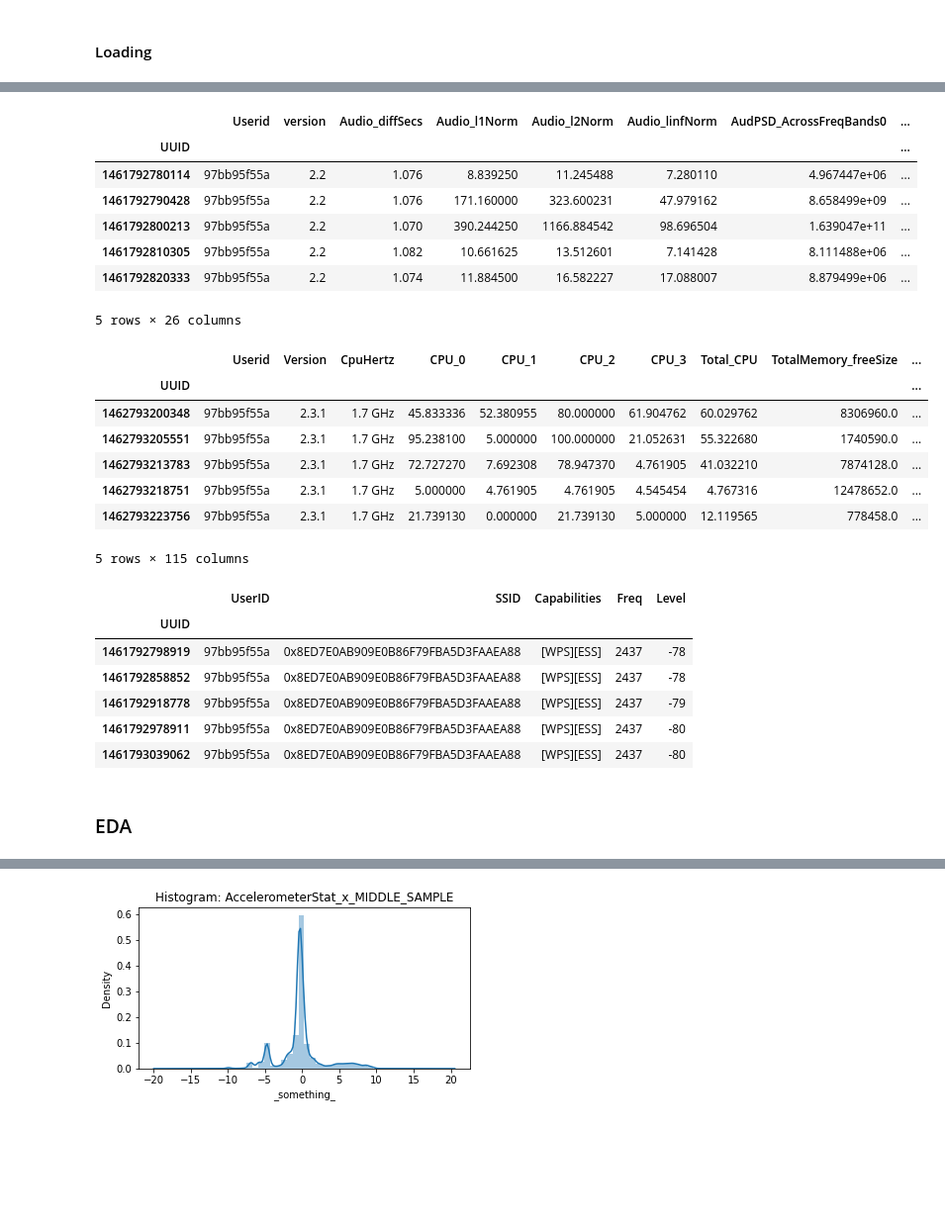
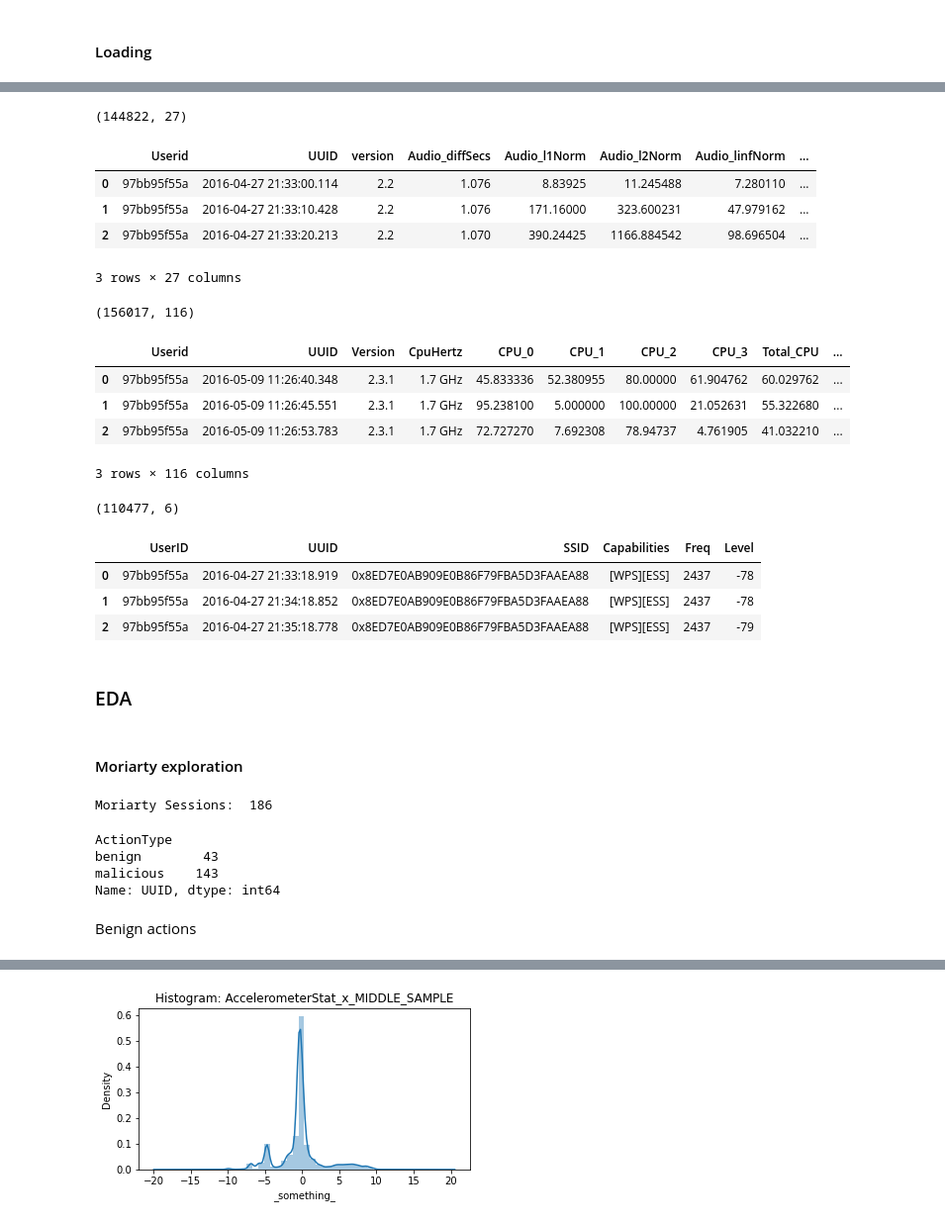
Before and after one commit to kentlingcampbell/project_SherLock, a Jupyter notebook: SherLock.ipynb, the cells around one changed output, grey strips where cells are left out. Shown at 99% size. Saved outputs shown, nothing was run; the diff lists cells and outputs as text; code cells hidden in the pictures; blank space fills up the shorter version.

```diff
--- a/SherLock.ipynb
+++ b/SherLock.ipynb
@@ -125,40 +153,57 @@ T2.head()
 # %%
 filename = './archive/T3.csv'
-T3 = pd.read_csv(filename, parse_dates=['Audio_timestemp', 'Light_timestamp'], index_col='UUID')
-T3.head()
+T3 = pd.read_csv(filename, parse_dates=['Audio_timestemp',
+                                        'Light_timestamp'], low_memory=False)
+T3['UUID'] = (pd.to_datetime(T3['UUID'], unit='ms'))
+print(T3.shape)
+T3.head(3)
 # %% [output]
+(144822, 27)
-|  | Userid | version | Audio_diffSecs | Audio_l1Norm | Audio_l2Norm | Audio_linfNorm | AudPSD_AcrossFreqBands0 | ... |
-| UUID |  |  |  |  |  |  |  | ... |
-| 1461792780114 | 97bb95f55a | 2.2 | 1.076 | 8.839250 | 11.245488 | 7.280110 | 4.967447e+06 | ... |
-| 1461792790428 | 97bb95f55a | 2.2 | 1.076 | 171.160000 | 323.600231 | 47.979162 | 8.658499e+09 | ... |
-| 1461792800213 | 97bb95f55a | 2.2 | 1.070 | 390.244250 | 1166.884542 | 98.696504 | 1.639047e+11 | ... |
-| 1461792810305 | 97bb95f55a | 2.2 | 1.082 | 10.661625 | 13.512601 | 7.141428 | 8.111488e+06 | ... |
-| 1461792820333 | 97bb95f55a | 2.2 | 1.074 | 11.884500 | 16.582227 | 17.088007 | 8.879499e+06 | ... |
+|  | Userid | UUID | version | Audio_diffSecs | Audio_l1Norm | Audio_l2Norm | Audio_linfNorm | ... |
+| 0 | 97bb95f55a | 2016-04-27 21:33:00.114 | 2.2 | 1.076 | 8.83925 | 11.245488 | 7.280110 | ... |
+| 1 | 97bb95f55a | 2016-04-27 21:33:10.428 | 2.2 | 1.076 | 171.16000 | 323.600231 | 47.979162 | ... |
+| 2 | 97bb95f55a | 2016-04-27 21:33:20.213 | 2.2 | 1.070 | 390.24425 | 1166.884542 | 98.696504 | ... |
-5 rows × 26 columns
+3 rows × 27 columns
 # %%
 filename = './archive/T4.csv'
-T4 = pd.read_csv(filename, parse_dates=['Traffic_timestamp', 'Battery_timestamp'], index_col='UUID')
-T4.head()
+T4 = pd.read_csv(filename, parse_dates=['Traffic_timestamp',
+                                        'Battery_timestamp'], low_memory=False)
+T4['UUID'] = (pd.to_datetime(T4['UUID'], unit='ms'))
+T4['btime'] = (pd.to_datetime(T4['btime'], unit='s'))
+print(T4.shape)
+T4.head(3)
 # %% [output]
+(156017, 116)
-|  | Userid | Version | CpuHertz | CPU_0 | CPU_1 | CPU_2 | CPU_3 | Total_CPU | TotalMemory_freeSize | ... |
-| UUID |  |  |  |  |  |  |  |  |  | ... |
-| 1462793200348 | 97bb95f55a | 2.3.1 | 1.7 GHz | 45.833336 | 52.380955 | 80.000000 | 61.904762 | 60.029762 | 8306960.0 | ... |
-| 1462793205551 | 97bb95f55a | 2.3.1 | 1.7 GHz | 95.238100 | 5.000000 | 100.000000 | 21.052631 | 55.322680 | 1740590.0 | ... |
-| 1462793213783 | 97bb95f55a | 2.3.1 | 1.7 GHz | 72.727270 | 7.692308 | 78.947370 | 4.761905 | 41.032210 | 7874128.0 | ... |
-| 1462793218751 | 97bb95f55a | 2.3.1 | 1.7 GHz | 5.000000 | 4.761905 | 4.761905 | 4.545454 | 4.767316 | 12478652.0 | ... |
-| 1462793223756 | 97bb95f55a | 2.3.1 | 1.7 GHz | 21.739130 | 0.000000 | 21.739130 | 5.000000 | 12.119565 | 778458.0 | ... |
+|  | Userid | UUID | Version | CpuHertz | CPU_0 | CPU_1 | CPU_2 | CPU_3 | Total_CPU | ... |
+| 0 | 97bb95f55a | 2016-05-09 11:26:40.348 | 2.3.1 | 1.7 GHz | 45.833336 | 52.380955 | 80.00000 | 61.904762 | 60.029762 | ... |
+| 1 | 97bb95f55a | 2016-05-09 11:26:45.551 | 2.3.1 | 1.7 GHz | 95.238100 | 5.000000 | 100.00000 | 21.052631 | 55.322680 | ... |
+| 2 | 97bb95f55a | 2016-05-09 11:26:53.783 | 2.3.1 | 1.7 GHz | 72.727270 | 7.692308 | 78.94737 | 4.761905 | 41.032210 | ... |
-5 rows × 115 columns
+3 rows × 116 columns
 # %%
 filename = './archive/Wifi.csv'
-Wifi = pd.read_csv(filename, index_col='UUID')
-Wifi.head()
+Wifi = pd.read_csv(filename)
+Wifi['UUID'] = (pd.to_datetime(Wifi['UUID'], unit='ms'))
+print(Wifi.shape)
+Wifi.head(3)
 # %% [output]
+(110477, 6)
-|  | UserID | SSID | Capabilities | Freq | Level |
-| UUID |  |  |  |  |  |
-| 1461792798919 | 97bb95f55a | 0x8ED7E0AB909E0B86F79FBA5D3FAAEA88 | [WPS][ESS] | 2437 | -78 |
-| 1461792858852 | 97bb95f55a | 0x8ED7E0AB909E0B86F79FBA5D3FAAEA88 | [WPS][ESS] | 2437 | -78 |
-| 1461792918778 | 97bb95f55a | 0x8ED7E0AB909E0B86F79FBA5D3FAAEA88 | [WPS][ESS] | 2437 | -79 |
-| 1461792978911 | 97bb95f55a | 0x8ED7E0AB909E0B86F79FBA5D3FAAEA88 | [WPS][ESS] | 2437 | -80 |
-| 1461793039062 | 97bb95f55a | 0x8ED7E0AB909E0B86F79FBA5D3FAAEA88 | [WPS][ESS] | 2437 | -80 |
+|  | UserID | UUID | SSID | Capabilities | Freq | Level |
+| 0 | 97bb95f55a | 2016-04-27 21:33:18.919 | 0x8ED7E0AB909E0B86F79FBA5D3FAAEA88 | [WPS][ESS] | 2437 | -78 |
+| 1 | 97bb95f55a | 2016-04-27 21:34:18.852 | 0x8ED7E0AB909E0B86F79FBA5D3FAAEA88 | [WPS][ESS] | 2437 | -78 |
+| 2 | 97bb95f55a | 2016-04-27 21:35:18.778 | 0x8ED7E0AB909E0B86F79FBA5D3FAAEA88 | [WPS][ESS] | 2437 | -79 |
 # %% [markdown]
 ### EDA
+# %% [markdown]
+#### Moriarty exploration
+# %%
+print('Moriarty Sessions: ', Moriarty.SessionType.count())
+#Moriarty.groupby('SessionType')['UUID'].nunique()
+Moriarty.groupby('ActionType')['UUID'].nunique()
+# %% [output]
+Moriarty Sessions:  186
+ActionType
+benign        43
+malicious    143
+Name: UUID, dtype: int64
+# %% [markdown]
+Benign actions
```
Also changed, not shown: parts of 23 cells of this notebook.
